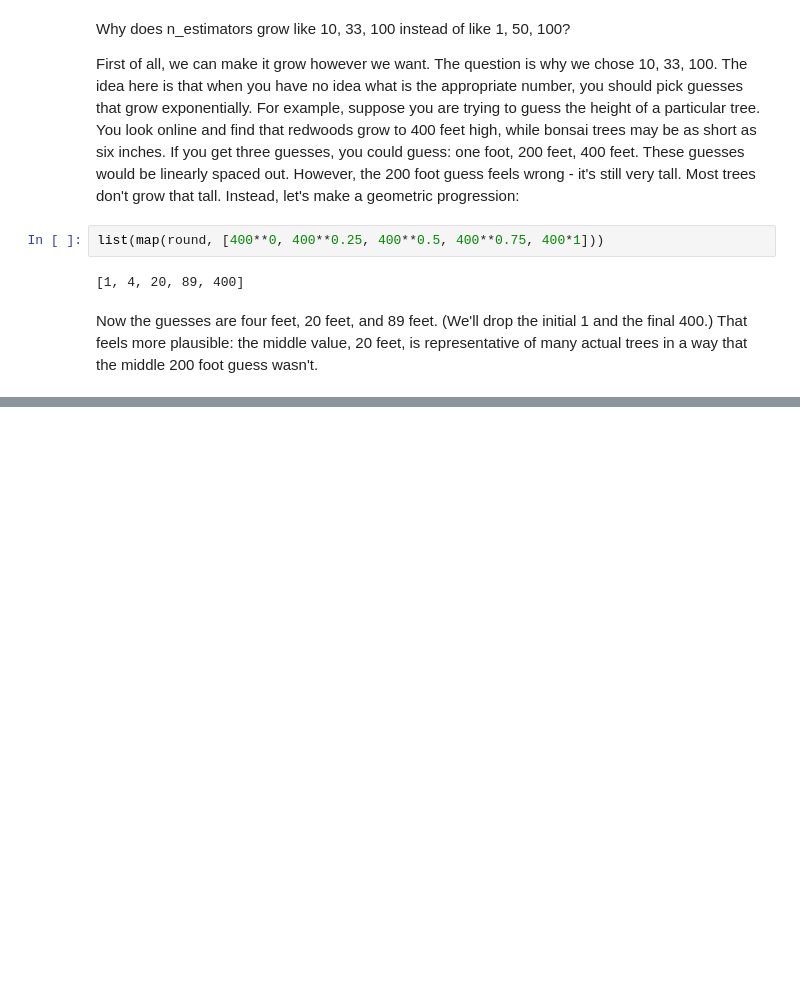
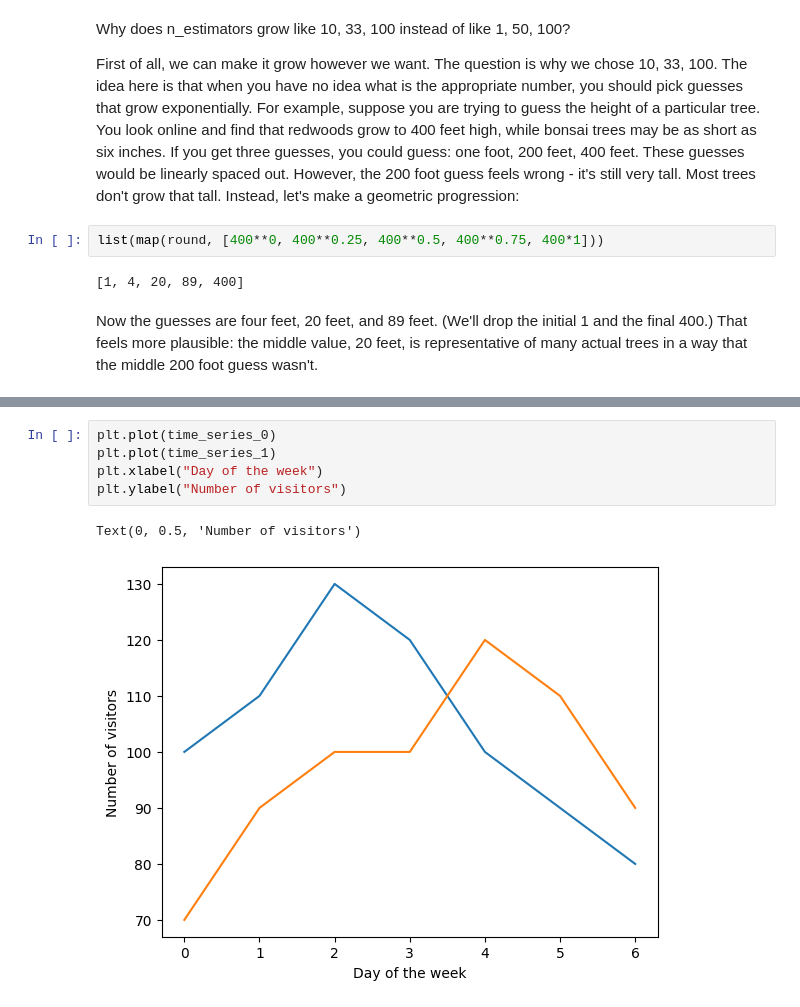
Before and after one commit to andre-bu-gitdev/O2_AI_for_Leaders_dx699, a Jupyter notebook: Milestone_4/Milestone4.ipynb, the cells around one changed output, grey strips where cells are left out. Cells and saved outputs as stored; diff of their text form; blank space fills up the shorter version.

```diff
--- a/Milestone_4/Milestone4.ipynb
+++ b/Milestone_4/Milestone4.ipynb
@@ -492,0 +555,8 @@ Now the guesses are four feet, 20 feet, and 89 feet.  (We'll drop the initial 1
+# %%
+plt.plot(time_series_0)
+plt.plot(time_series_1)
+plt.xlabel("Day of the week")
+plt.ylabel("Number of visitors")
+# %% [output]
+Text(0, 0.5, 'Number of visitors')
+[figure, added]
```
Also changed, not shown: parts of 9 cells of this notebook.
